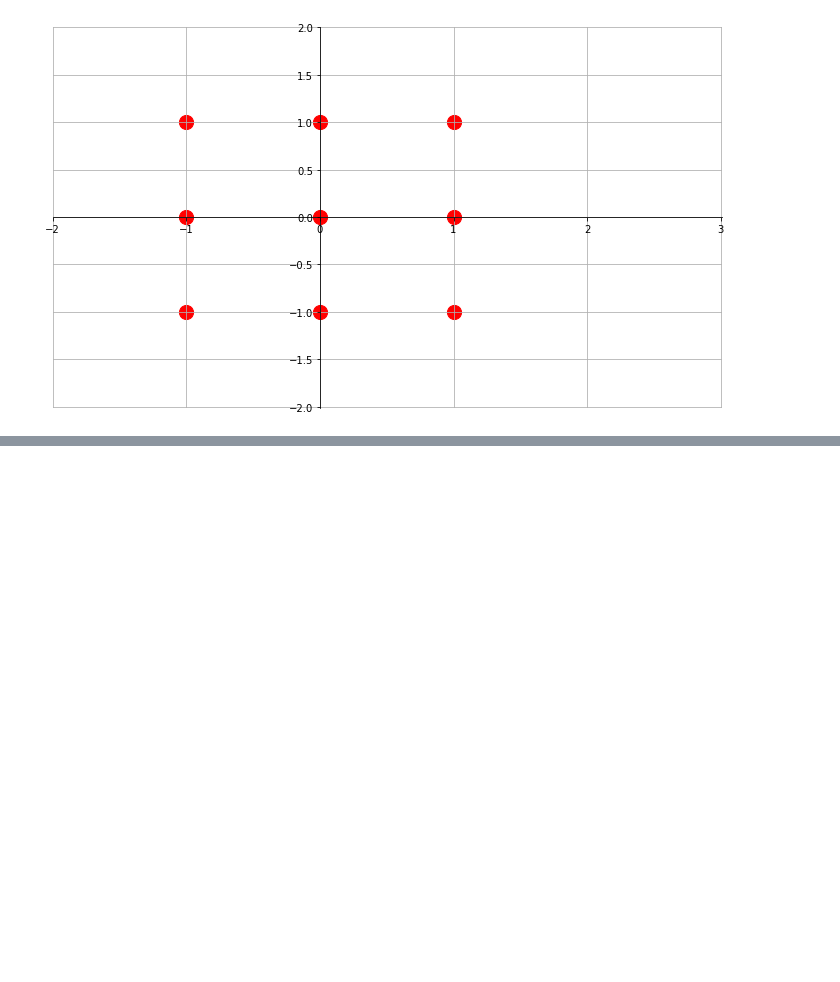
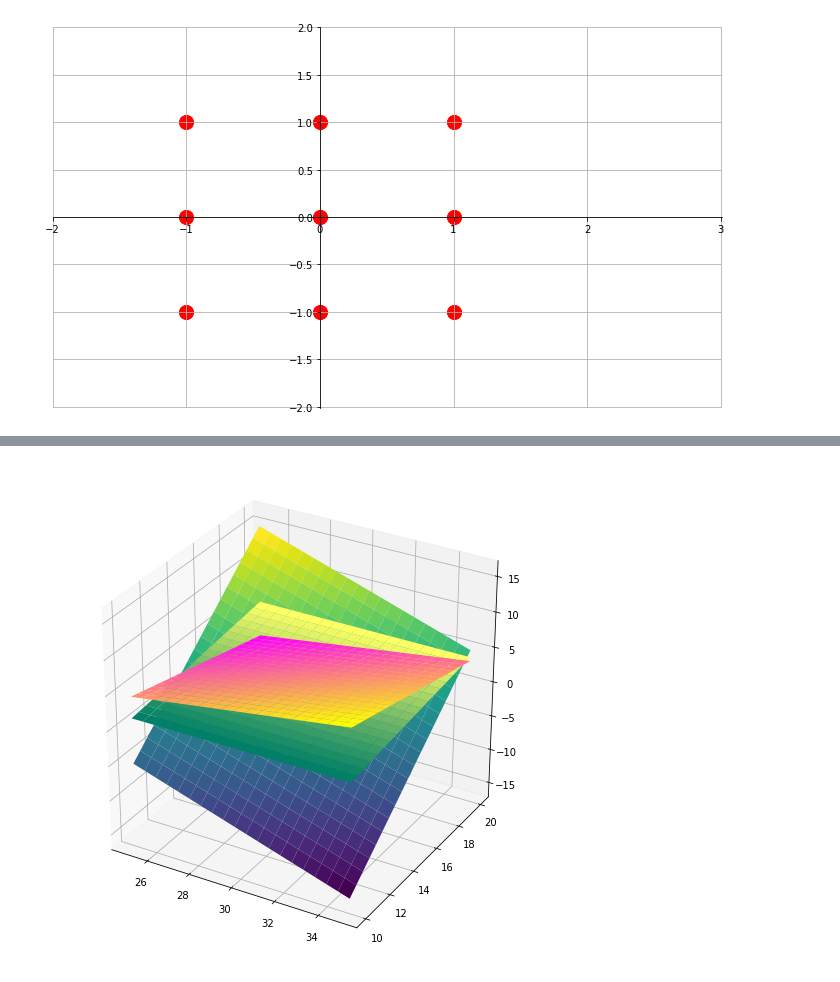
Before and after one commit to thanethereal/Data-Science-Roadmap, a Jupyter notebook: Linear_Algebra/Chapter1.ipynb, the cells around one changed output, grey strips where cells are left out. Drawn from its saved outputs; the diff is of its cells as text; code cells hidden in the pictures; blank space fills up the shorter version.

```diff
--- a/Linear_Algebra/Chapter1.ipynb
+++ b/Linear_Algebra/Chapter1.ipynb
@@ -77,0 +108,21 @@ plt.show()
+# %%
+x1 = np.linspace(25, 35, 20)
+x2 = np.linspace(10, 20, 20)
+X1, X2 = np.meshgrid(x1, x2)
+
+fig = plt.figure(figsize = (9, 9))
+ax = fig.add_subplot(111, projection = '3d')
+
+X3 = 2*X2 - X1
+ax.plot_surface(X1, X2, X3, cmap ='viridis', alpha = 1)
+
+X3 = .25*X2 - 1
+ax.plot_surface(X1, X2, X3, cmap ='summer', alpha = 1)
+
+X3 = -5/9*X2 + 4/9*X1 - 1
+ax.plot_surface(X1, X2, X3, cmap ='spring', alpha = 1)
+
+ax.scatter(29, 16, 3, s = 200, color = 'black')
+plt.show()
+# %% [output]
+[figure, added]
```
Also changed, not shown: parts of 3 cells of this notebook.
